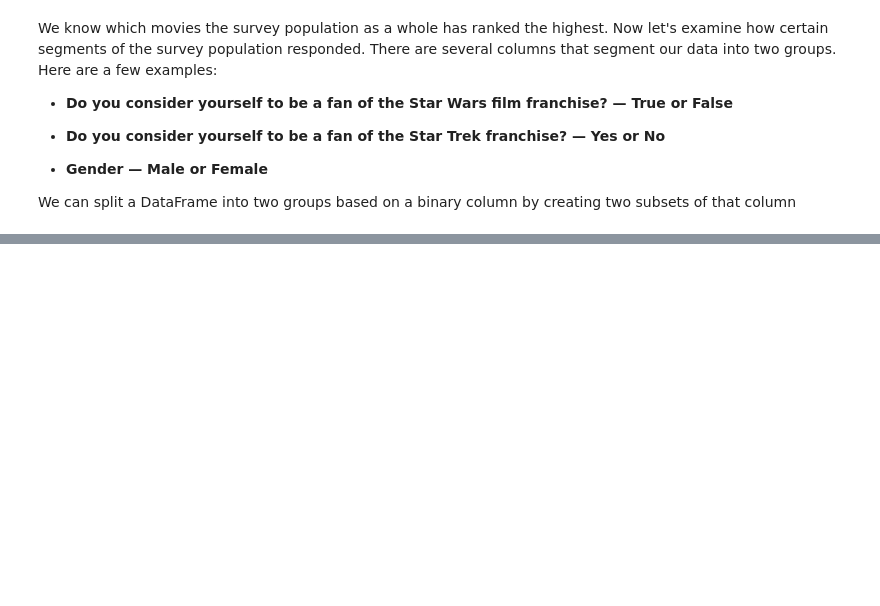
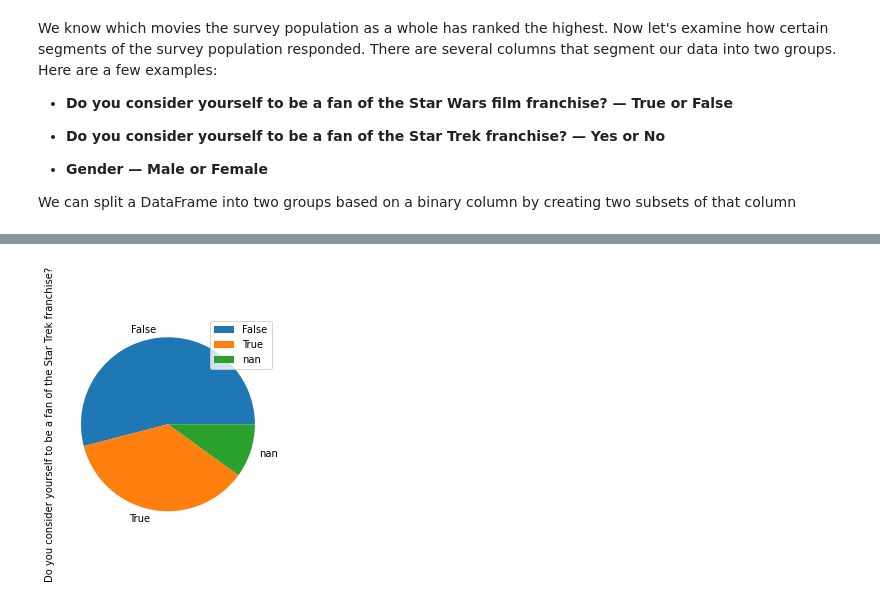
Before and after one commit to hoangvn111/Project-Star-Wars-Survey, a Jupyter notebook: Project_Star_Wars_Survey.ipynb, the cells around one changed output, grey strips where cells are left out. Saved outputs shown, nothing was run; the diff lists cells and outputs as text; code cells hidden in the pictures; blank space fills up the shorter version.

```diff
--- a/Project_Star_Wars_Survey.ipynb
+++ b/Project_Star_Wars_Survey.ipynb
@@ -298,0 +339,10 @@ female = star_wars
+# %%
+star_wars['Do you consider yourself to be a fan of the Star Trek franchise?'] = star_wars['Do you consider yourself to be a fan of the Star Trek franchise?'].map({
+    'Yes': True,
+    'No': False
+})
+# %%
+star_wars['Do you consider yourself to be a fan of the Star Trek franchise?'].value_counts(dropna=False).plot.pie(legend=True)
+plt.show()
+# %% [output]
+[figure, added]
```
Also changed, not shown: parts of 7 cells of this notebook.
